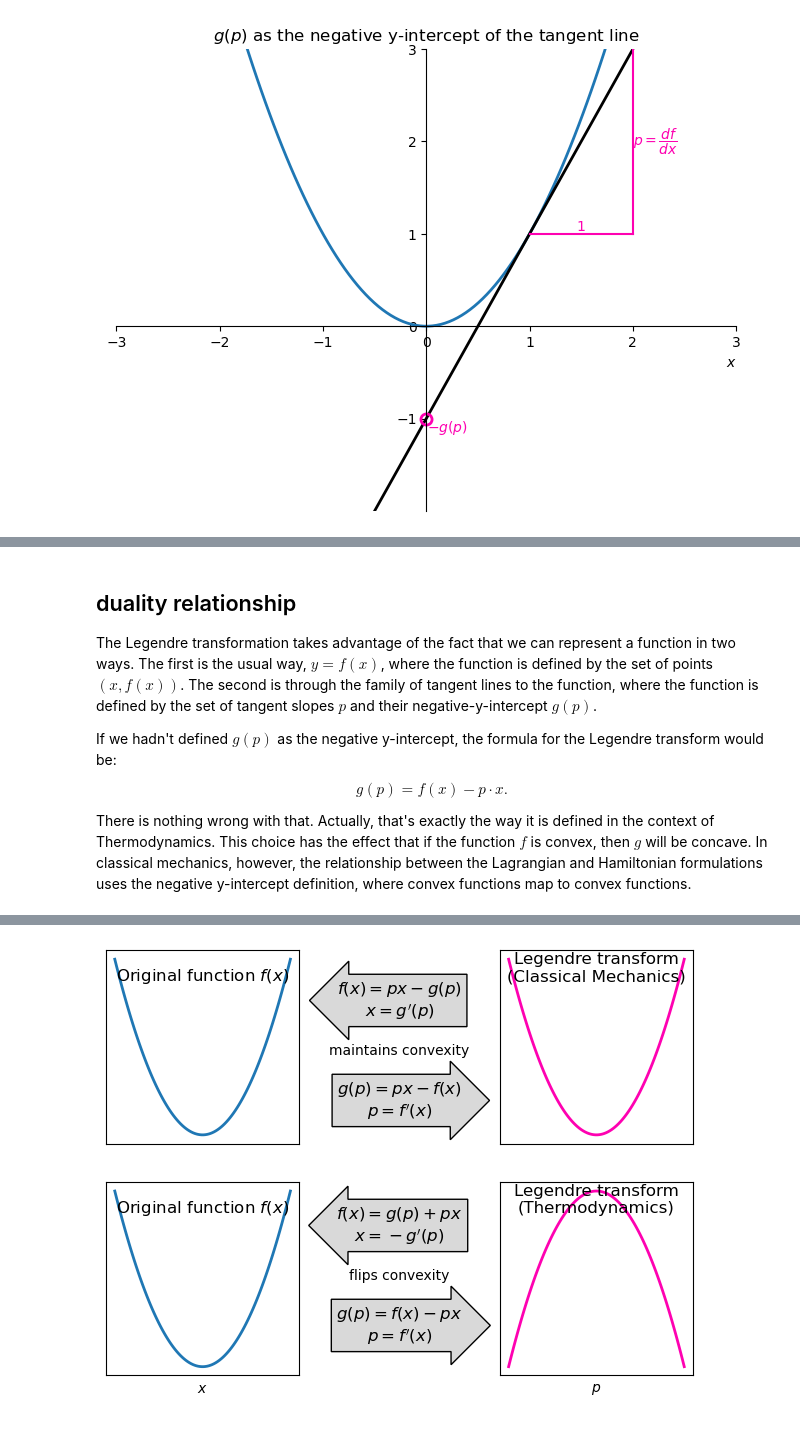
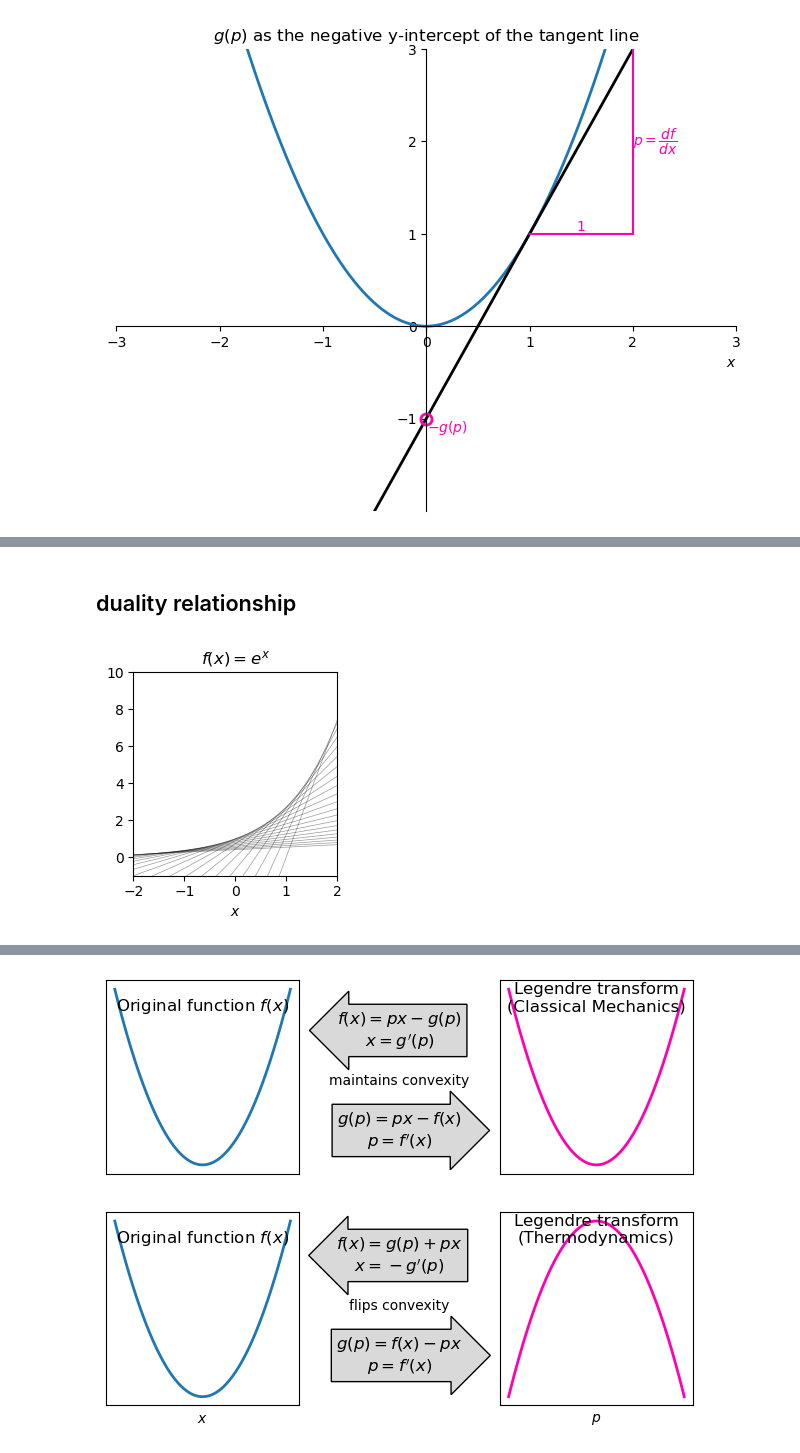
Before and after one commit to yairmau/blog, a Jupyter notebook: posts/2026-01-31-legendre-transformations/index.ipynb, the cells around one changed output, grey strips where cells are left out. Saved outputs shown, nothing was run; the diff lists cells and outputs as text; code cells hidden in the pictures.

```diff
--- a/posts/2026-01-31-legendre-transformations/index.ipynb
+++ b/posts/2026-01-31-legendre-transformations/index.ipynb
@@ -540,12 +572,28 @@ Plot.plot({
 # %% [markdown]
 ## duality relationship
-
-The Legendre transformation takes advantage of the fact that we can represent a function in two ways. The first is the usual way, $y=f(x)$, where the function is defined by the set of points $(x, f(x))$. The second is through the family of tangent lines to the function, where the function is defined by the set of  tangent slopes $p$ and their negative-y-intercept $g(p)$.
-
-If we hadn't defined $g(p)$ as the negative y-intercept, the formula for the Legendre transform would be:
-
-$$
-g(p) = f(x) - p\cdot x.
-$$
-
-There is nothing wrong with that. Actually, that's exactly the way it is defined in the context of Thermodynamics. This choice has the effect that if the function $f$ is convex, then $g$ will be concave. In classical mechanics, however, the relationship between the Lagrangian and Hamiltonian formulations uses the negative y-intercept definition, where convex functions map to convex functions.
+# %%
+#| label: fig-envelope
+#| fig-cap: "the envelope of tangent lines to a convex function."
+#| column: margin
+#| echo: false
+
+x = np.linspace(-2, 2, 100)
+f_exp = lambda x: np.exp(x)
+f_prime = lambda x: np.exp(x)
+
+fig, ax = plt.subplots(1, 1, figsize=(3, 3))
+x0_values = np.arange(x[0], x[-1]+0.2, 0.2)
+for x0 in x0_values:
+    slope = f_prime(x0)
+    intercept = f_exp(x0) - slope * x0
+    line = slope * x + intercept
+    ax.plot(x, line, color="black", alpha=0.4, lw=0.5)
+
+ax.set(xlabel="$x$",
+       ylim=(-1, 10),
+       xlim=(x[0], x[-1]),
+       title=r"$f(x) = e^x$")
+ax.set_box_aspect(1)
+plt.tight_layout()
+# %% [output]
+[figure, added]
```
Also changed, not shown: parts of 18 cells of this notebook, 11 other files.
